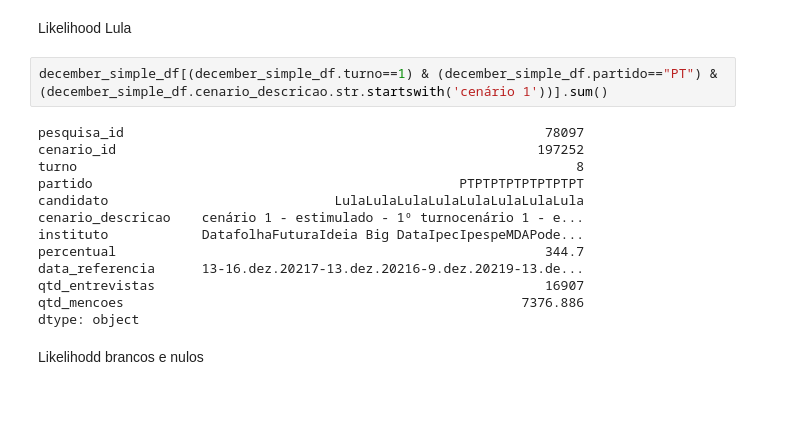
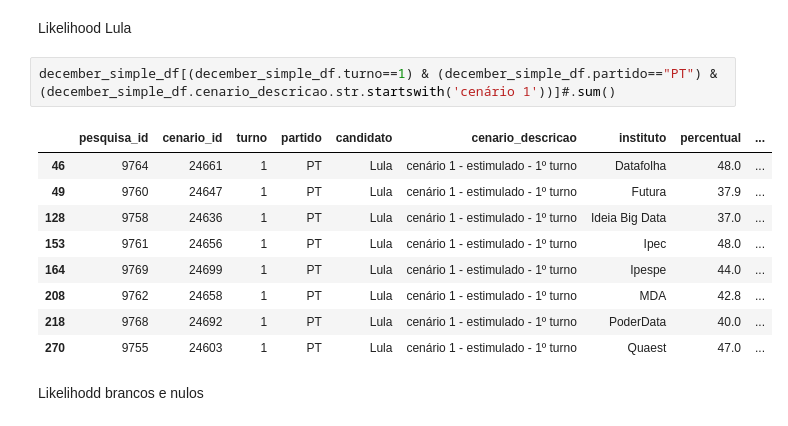
Before and after one commit to xboard/fastpages-blog, a Jupyter notebook: _notebooks/2022-01-07-brazils-2022-presidential-elections-polls-analysis-part1.ipynb, the cells around one changed output. Drawn from its saved outputs; the diff is of its cells as text.

```diff
--- a/_notebooks/2022-01-07-brazils-2022-presidential-elections-polls-analysis-part1.ipynb
+++ b/_notebooks/2022-01-07-brazils-2022-presidential-elections-polls-analysis-part1.ipynb
@@ -152,20 +152,17 @@ dtype: float64
 # %% [markdown]
 Likelihood Lula
 # %%
-december_simple_df[(december_simple_df.turno==1) & (december_simple_df.partido=="PT") & (december_simple_df.cenario_descricao.str.startswith('cenário 1'))].sum()
+december_simple_df[(december_simple_df.turno==1) & (december_simple_df.partido=="PT") & (december_simple_df.cenario_descricao.str.startswith('cenário 1'))]#.sum()
 # %% [output]
-pesquisa_id                                                      78097
-cenario_id                                                      197252
-turno                                                                8
-partido                                               PTPTPTPTPTPTPTPT
-candidato                             LulaLulaLulaLulaLulaLulaLulaLula
-cenario_descricao    cenário 1 - estimulado - 1º turnocenário 1 - e...
-instituto            DatafolhaFuturaIdeia Big DataIpecIpespeMDAPode...
-percentual                                                       344.7
-data_referencia      13-16.dez.20217-13.dez.20216-9.dez.20219-13.de...
-qtd_entrevistas                                                  16907
-qtd_mencoes                                                   7376.886
-dtype: object
+|  | pesquisa_id | cenario_id | turno | partido | candidato | cenario_descricao | instituto | percentual | ... |
+| 46 | 9764 | 24661 | 1 | PT | Lula | cenário 1 - estimulado - 1º turno | Datafolha | 48.0 | ... |
+| 49 | 9760 | 24647 | 1 | PT | Lula | cenário 1 - estimulado - 1º turno | Futura | 37.9 | ... |
+| 128 | 9758 | 24636 | 1 | PT | Lula | cenário 1 - estimulado - 1º turno | Ideia Big Data | 37.0 | ... |
+| 153 | 9761 | 24656 | 1 | PT | Lula | cenário 1 - estimulado - 1º turno | Ipec | 48.0 | ... |
+| 164 | 9769 | 24699 | 1 | PT | Lula | cenário 1 - estimulado - 1º turno | Ipespe | 44.0 | ... |
+| 208 | 9762 | 24658 | 1 | PT | Lula | cenário 1 - estimulado - 1º turno | MDA | 42.8 | ... |
+| 218 | 9768 | 24692 | 1 | PT | Lula | cenário 1 - estimulado - 1º turno | PoderData | 40.0 | ... |
+| 270 | 9755 | 24603 | 1 | PT | Lula | cenário 1 - estimulado - 1º turno | Quaest | 47.0 | ... |
 # %% [markdown]
 Likelihodd brancos e nulos
 # %%
```
Also changed, not shown: parts of 11 cells of this notebook.
